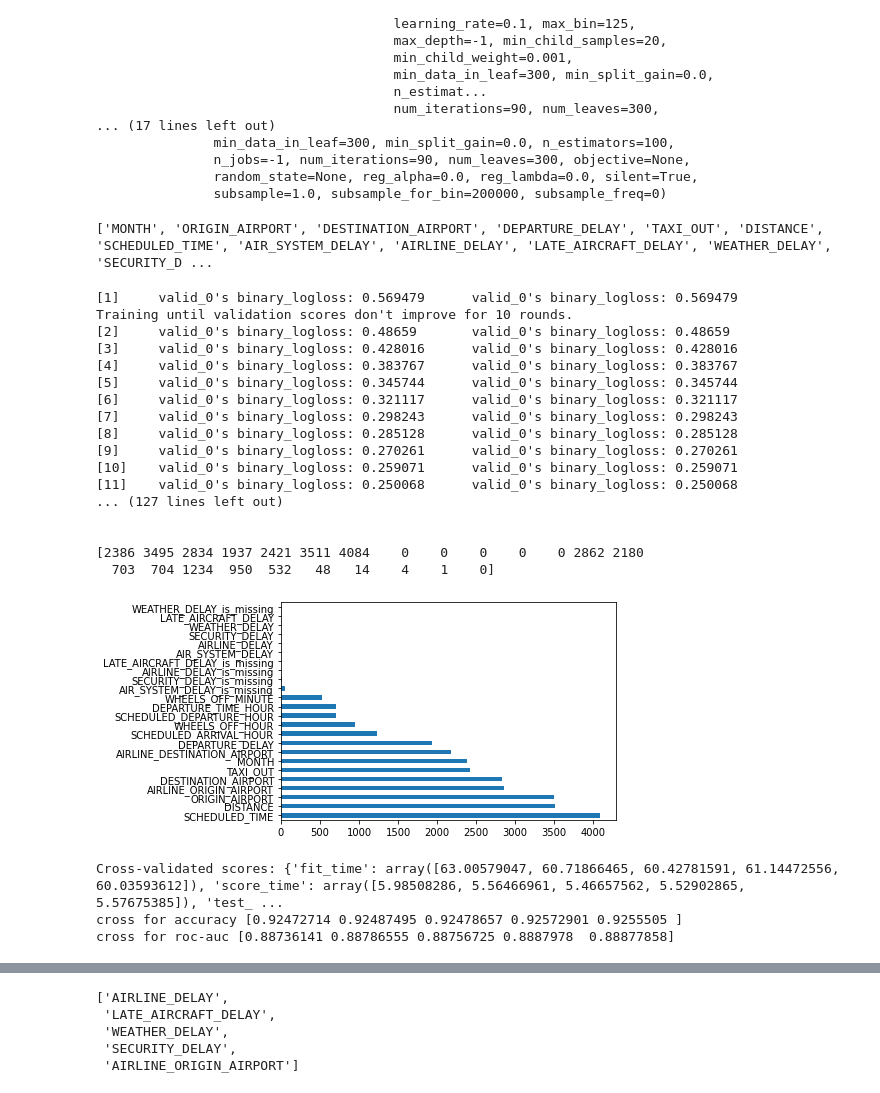
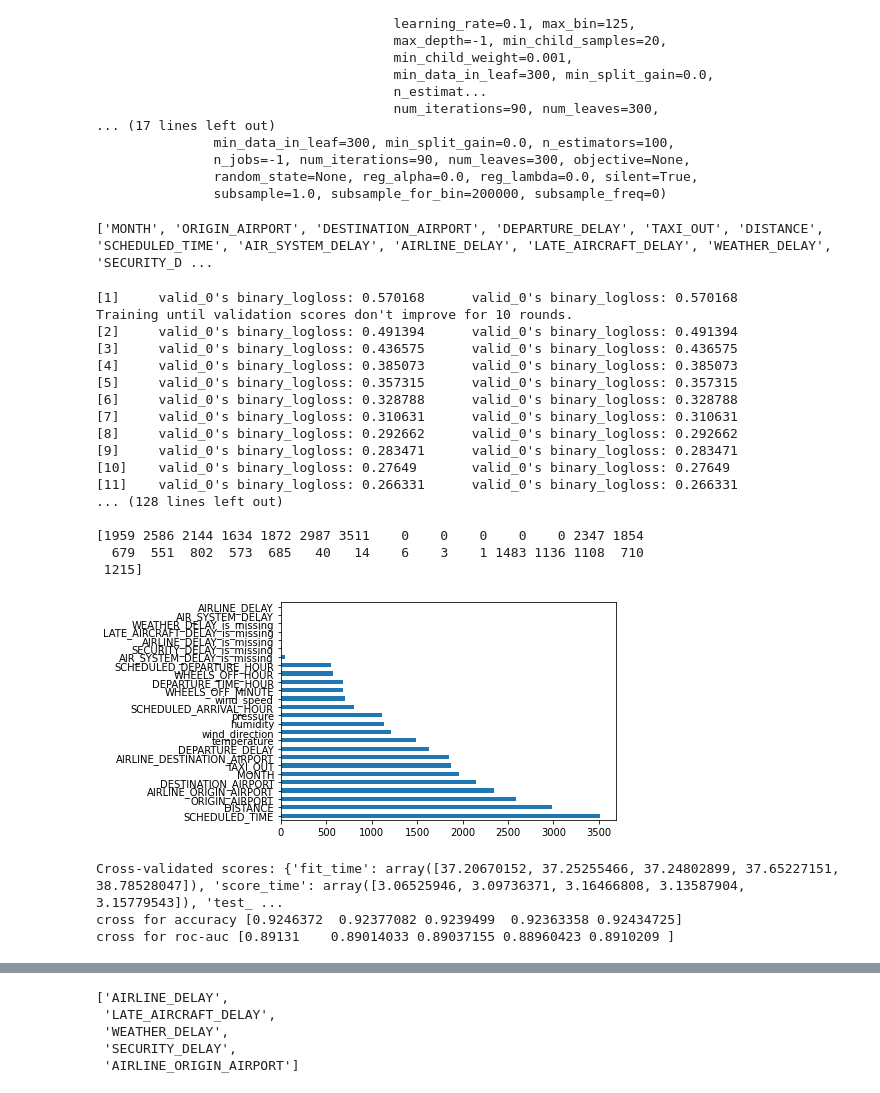
Before and after one commit to bchaithanyasai/PredictLateArrivalsPaper, a Jupyter notebook: Feature_Selection_and_Predictive_Modelling_with_Weather_2015.ipynb, the cells around one changed output, grey strips where cells are left out. Saved outputs shown, nothing was run; the diff lists cells and outputs as text; code cells hidden in the pictures.

```diff
--- a/Feature_Selection_and_Predictive_Modelling_with_Weather_2015.ipynb
+++ b/Feature_Selection_and_Predictive_Modelling_with_Weather_2015.ipynb
@@ -379,7 +390,8 @@ from sklearn.model_selection import RandomizedSearchCV, GridSearchCV
 cols=['MONTH','ORIGIN_AIRPORT','DESTINATION_AIRPORT','DEPARTURE_DELAY','TAXI_OUT','DISTANCE','SCHEDULED_TIME',
 'AIR_SYSTEM_DELAY','AIRLINE_DELAY','LATE_AIRCRAFT_DELAY','WEATHER_DELAY','SECURITY_DELAY','AIRLINE_ORIGIN_AIRPORT','AIRLINE_DESTINATION_AIRPORT',
 'DEPARTURE_TIME_HOUR','SCHEDULED_DEPARTURE_HOUR','SCHEDULED_ARRIVAL_HOUR','WHEELS_OFF_HOUR','WHEELS_OFF_MINUTE',
-'AIR_SYSTEM_DELAY_is_missing','SECURITY_DELAY_is_missing','AIRLINE_DELAY_is_missing','LATE_AIRCRAFT_DELAY_is_missing','WEATHER_DELAY_is_missing']
+'AIR_SYSTEM_DELAY_is_missing','SECURITY_DELAY_is_missing','AIRLINE_DELAY_is_missing','LATE_AIRCRAFT_DELAY_is_missing','WEATHER_DELAY_is_missing',
+'temperature','humidity','pressure','wind_speed','wind_direction']
 print(cols)
 print(len(cols))
 # %% [output]
@@ -773,8 +784,8 @@ def runLGBMClassifierModel():
   pred=model.predict(sel_X_test)
   print("predictions are ",pred)
   report(Y_test,pred)
-  X=pd.concat([sel_X_train[:4285506],sel_X_test])
-  y=pd.concat([Y_train[:4285506],Y_test])
+  X=pd.concat([sel_X_train[:2406600],sel_X_test])
+  y=pd.concat([Y_train[:2406600],Y_test])
   cross_validation(model,X,y)
 
 runLGBMClassifierModel()
@@ -810,8 +821,8 @@ def runLGBMClassifierModel():
   pred=model.predict(sel_X_test)
   print("predictions are ",pred)
   report(Y_test,pred)
-  X=pd.concat([sel_X_train[:4285506],sel_X_test])
-  y=pd.concat([Y_train[:4285506],Y_test])
+  X=pd.concat([sel_X_train[:2406600],sel_X_test])
+  y=pd.concat([Y_train[:2406600],Y_test])
   cross_validation(model,X,y)
 
 runLGBMClassifierModel()
@@ -848,8 +859,8 @@ def runLGBMClassifierModel():
   pred=model.predict(sel_X_test)
   print("predictions are ",pred)
   report(Y_test,pred)
-  X=pd.concat([sel_X_train[:4285506],sel_X_test])
-  y=pd.concat([Y_train[:4285506],Y_test])
+  X=pd.concat([sel_X_train[:2406600],sel_X_test])
+  y=pd.concat([Y_train[:2406600],Y_test])
   cross_validation(model,X,y)
 
 runLGBMClassifierModel()
@@ -1262,54 +1273,54 @@ def runLGBMClassifierModel():
   sel_X_valid=X_valid[sel_cols]
   eval_set = [(sel_X_test, Y_test)]
   model.fit(sel_X_train, Y_train, early_stopping_rounds=10, eval_metric="logloss", eval_set=eval_set, verbose=True)
 
   print("Test dataset:")
   pred=model.predict(sel_X_test)
   print("predictions are ",pred)
   report(Y_test,pred)
 
   print("\n")
 
   print("Validation dataset:")
   pred=model.predict(sel_X_valid)
   print("predictions are ",pred)
   report(Y_valid,pred)
 
 
   print(model.feature_importances_) #use inbuilt class feature_importances of tree based classifiers
   #plot graph of feature importances for better visualization
   feat_importances = pd.Series(model.feature_importances_, index=sel_cols)
   feat_importances.nlargest(26).plot(kind='barh')
   plt.show()
 
-  X=pd.concat([sel_X_train[:4285506],sel_X_test,sel_X_valid])
-  y=pd.concat([Y_train[:4285506],Y_test,Y_valid])
+  X=pd.concat([sel_X_train[:2406600],sel_X_test,sel_X_valid])
+  y=pd.concat([Y_train[:2406600],Y_test,Y_valid])
   cross_validation(model,X,y)
 
 runLGBMClassifierModel()
 # %% [output]
 ['MONTH', 'ORIGIN_AIRPORT', 'DESTINATION_AIRPORT', 'DEPARTURE_DELAY', 'TAXI_OUT', 'DISTANCE', 'SCHEDULED_TIME', 'AIR_SYSTEM_DELAY', 'AIRLINE_DELAY', 'LATE_AIRCRAFT_DELAY', 'WEATHER_DELAY', 'SECURITY_D ...
-[1]     valid_0's binary_logloss: 0.569479      valid_0's binary_logloss: 0.569479
+[1]     valid_0's binary_logloss: 0.570168      valid_0's binary_logloss: 0.570168
 Training until validation scores don't improve for 10 rounds.
-[2]     valid_0's binary_logloss: 0.48659       valid_0's binary_logloss: 0.48659
-[3]     valid_0's binary_logloss: 0.428016      valid_0's binary_logloss: 0.428016
-[4]     valid_0's binary_logloss: 0.383767      valid_0's binary_logloss: 0.383767
-[5]     valid_0's binary_logloss: 0.345744      valid_0's binary_logloss: 0.345744
-[6]     valid_0's binary_logloss: 0.321117      valid_0's binary_logloss: 0.321117
-[7]     valid_0's binary_logloss: 0.298243      valid_0's binary_logloss: 0.298243
-[8]     valid_0's binary_logloss: 0.285128      valid_0's binary_logloss: 0.285128
-[9]     valid_0's binary_logloss: 0.270261      valid_0's binary_logloss: 0.270261
-[10]    valid_0's binary_logloss: 0.259071      valid_0's binary_logloss: 0.259071
-[11]    valid_0's binary_logloss: 0.250068      valid_0's binary_logloss: 0.250068
-... (127 lines left out)
+[2]     valid_0's binary_logloss: 0.491394      valid_0's binary_logloss: 0.491394
+[3]     valid_0's binary_logloss: 0.436575      valid_0's binary_logloss: 0.436575
+[4]     valid_0's binary_logloss: 0.385073      valid_0's binary_logloss: 0.385073
+[5]     valid_0's binary_logloss: 0.357315      valid_0's binary_logloss: 0.357315
+[6]     valid_0's binary_logloss: 0.328788      valid_0's binary_logloss: 0.328788
+[7]     valid_0's binary_logloss: 0.310631      valid_0's binary_logloss: 0.310631
+[8]     valid_0's binary_logloss: 0.292662      valid_0's binary_logloss: 0.292662
+[9]     valid_0's binary_logloss: 0.283471      valid_0's binary_logloss: 0.283471
+[10]    valid_0's binary_logloss: 0.27649       valid_0's binary_logloss: 0.27649
+[11]    valid_0's binary_logloss: 0.266331      valid_0's binary_logloss: 0.266331
+... (128 lines left out)
 
-
-[2386 3495 2834 1937 2421 3511 4084    0    0    0    0    0 2862 2180
-  703  704 1234  950  532   48   14    4    1    0]
+[1959 2586 2144 1634 1872 2987 3511    0    0    0    0    0 2347 1854
+  679  551  802  573  685   40   14    6    3    1 1483 1136 1108  710
+ 1215]
-[figure, old version]
+[figure, new version]
-Cross-validated scores: {'fit_time': array([63.00579047, 60.71866465, 60.42781591, 61.14472556, 60.03593612]), 'score_time': array([5.98508286, 5.56466961, 5.46657562, 5.52902865, 5.57675385]), 'test_ ...
-cross for accuracy [0.92472714 0.92487495 0.92478657 0.92572901 0.9255505 ]
-cross for roc-auc [0.88736141 0.88786555 0.88756725 0.8887978  0.88877858]
+Cross-validated scores: {'fit_time': array([37.20670152, 37.25255466, 37.24802899, 37.65227151, 38.78528047]), 'score_time': array([3.06525946, 3.09736371, 3.16466808, 3.13587904, 3.15779543]), 'test_ ...
+cross for accuracy [0.9246372  0.92377082 0.9239499  0.92363358 0.92434725]
+cross for roc-auc [0.89131    0.89014033 0.89037155 0.88960423 0.8910209 ]
 # %%
 import numpy as np
 import matplotlib.pyplot as plt
```
Also changed, not shown: parts of 31 cells of this notebook.
